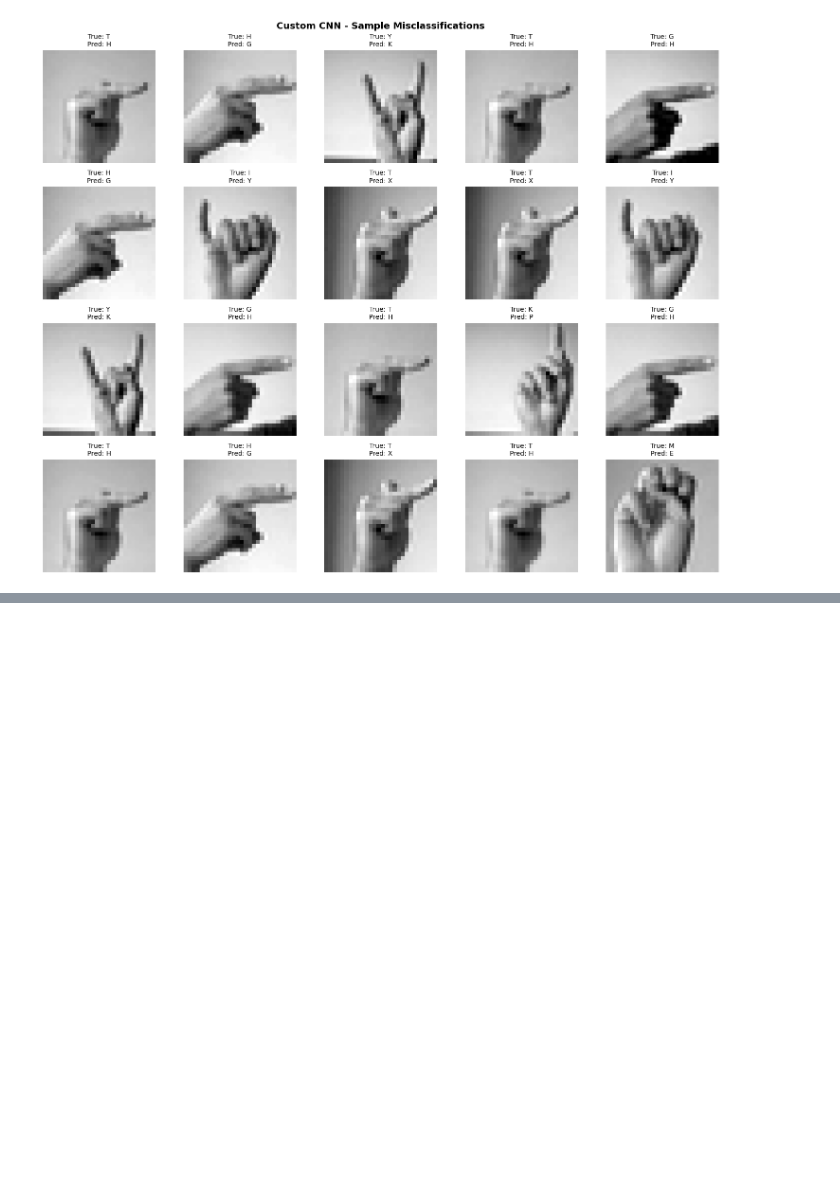
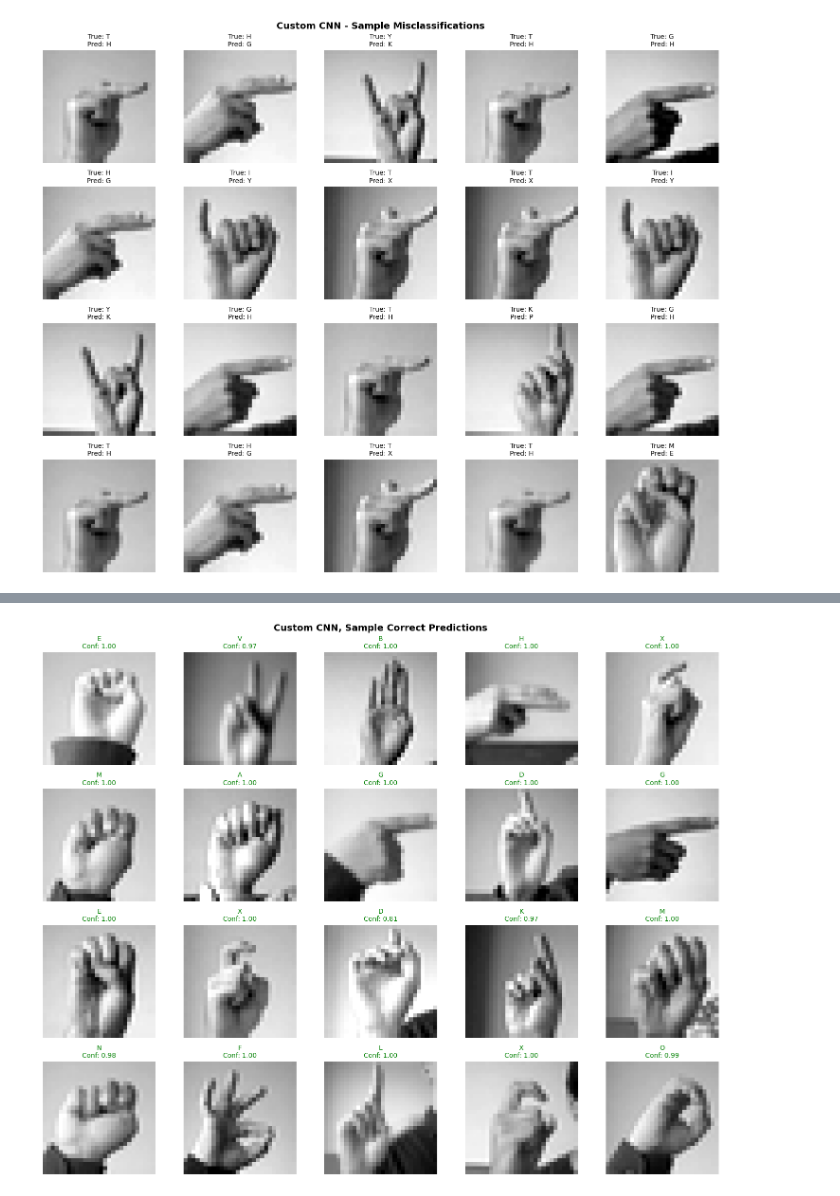
Before and after one commit to SharkFishie/CSCI323_ASL_Recognition, a Jupyter notebook: notebooks/06_Model_Comparison_and_Evaluation.ipynb, the cells around one changed output, grey strips where cells are left out. Drawn from its saved outputs; the diff is of its cells as text; code cells hidden in the pictures; blank space fills up the shorter version.

```diff
--- a/notebooks/06_Model_Comparison_and_Evaluation.ipynb
+++ b/notebooks/06_Model_Comparison_and_Evaluation.ipynb
@@ -324,0 +410,22 @@ if len(misclassified_indices) > 0:
+# %%
+
+#visualize sample correct predictions
+correct_indices = np.where(best_predictions == y_test)[0]
+sample_correct = np.random.choice(correct_indices, min(20, len(correct_indices)), replace=False)
+
+fig, axes = plt.subplots(4, 5, figsize=(15, 12))
+axes = axes.flatten()
+
+for idx, img_idx in enumerate(sample_correct):
+    axes[idx].imshow(X_test_28[img_idx].reshape(28, 28), cmap='gray')
+    label = label_to_letter[y_test[img_idx]]
+    confidence = results[best_model_name]['pred_proba'][img_idx][y_test[img_idx]]
+    axes[idx].set_title(f'{label}\nConf: {confidence:.2f}', fontsize=10, color='green')
+    axes[idx].axis('off')
+
+plt.suptitle(f'{best_model_name}, Sample Correct Predictions', fontweight='bold', fontsize=14)
+plt.tight_layout()
+plt.savefig('../results/figures/sample_correct_predictions.png', dpi=300, bbox_inches='tight')
+plt.show()
+# %% [output]
+[figure, added]
```
Also changed, not shown: parts of 3 cells of this notebook, 2 other files.
